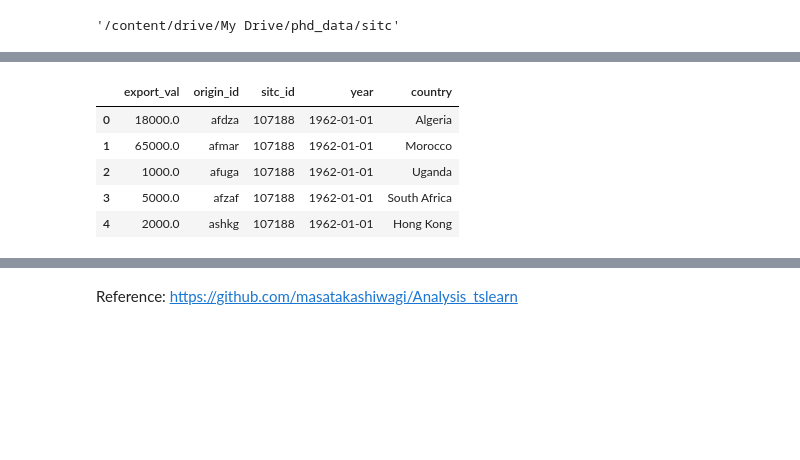
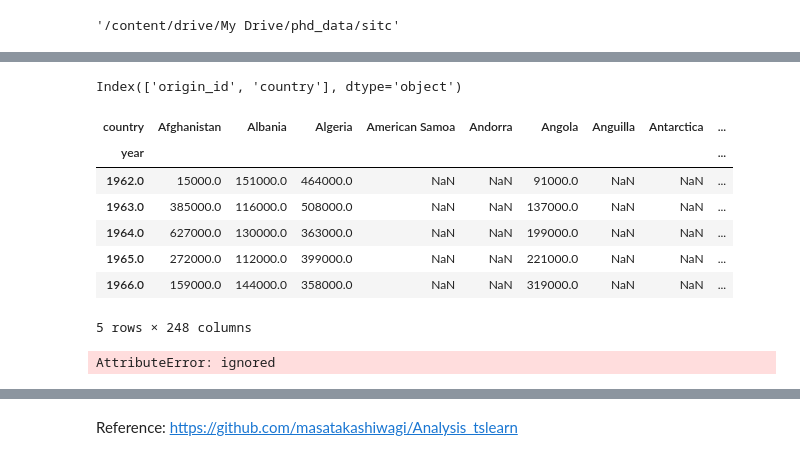
Before and after one commit to GarethWilhelm/TS-Feature-Clustering, a Jupyter notebook: kmeans_basecode.ipynb, the cells around one changed output, grey strips where cells are left out. Drawn from its saved outputs; the diff is of its cells as text; code cells hidden in the pictures; blank space fills up the shorter version.

```diff
--- a/kmeans_basecode.ipynb
+++ b/kmeans_basecode.ipynb
@@ -63,29 +71,24 @@ def transform_vector(time_series_array):
+# %%
+countries = pd.read_csv('list_countries.csv',usecols=['id','name'],
+                        na_values='',na_filter=True)
+countries.rename(columns=lambda x: x.replace('name','country'), inplace=True)
+countries.rename(columns=lambda x: x.replace('id','origin_id'), inplace=True)
+countries.columns
+# %% [output]
+Index(['origin_id', 'country'], dtype='object')
 # %%
 list_df = []
-def create_df():
+def create_df(product_code):
   exclude_list = ['export_rca','export_val_growth_pct','export_val_growth_pct_5', 'export_val_growth_val','export_val_growth_val_5',
-                'import_rca', 'import_val','import_val_growth_pct', 'import_val_growth_pct_5','import_val_growth_val', 'import_val_growth_val_5','sitc_id_len']
-  trade_data = [i for i in os.listdir(os.getcwd()) if i.endswith('.csv') and 'sitc' in i]
-  for file in trade_data:
-    trade_history = []
-    file_name = pd.read_csv(file).drop(exclude_list, axis=1)
-    trade_history.append(file_name)
-  products_dataframe = pd.concat(trade_history)
-  return products_dataframe
-
-xtrade_years = create_df()
-xtrade_years['year'] = pd.to_datetime(trade_dframe['year'], format='%Y')
+                'import_rca', 'import_val','import_val_growth_pct', 'import_val_growth_pct_5','import_val_growth_val', 'import_val_growth_val_5','sitc_id','sitc_id_len']
+  #trade_data = [i for i in os.listdir(os.getcwd()) if i.endswith(f'{product_code}.csv') and 'sitc' in i]
+  #for file in trade_data:
+  #  trade_history = []
+  #  file_name = pd.read_csv(file).drop(exclude_list, axis=1)
+  #  trade_history.append(file_name)
+  #products_dataframe = pd.concat(trade_history)
+  product_df = pd.read_csv(product_code,index_col=None, header=0).drop(exclude_list, axis=1)
+  trade_dframe = product_df.merge(countries, on=['origin_id'],how='left')
+  trade_dframe = trade_dframe.drop(['origin_id'],axis=1)
+  trade_dframe = trade_dframe[trade_dframe['export_val'].notna()]
+  return trade_dframe
-# %%
-countries = pd.read_csv('list_countries.csv',usecols=['id','name'],
-                        na_values='',na_filter=True)
-countries.rename(columns=lambda x: x.replace('name','country'), inplace=True)
-countries.rename(columns=lambda x: x.replace('id','origin_id'), inplace=True)
-trade_dframe = xtrade_years.merge(countries, on=['origin_id'],how='left')
-trade_dframe.head()
-# %% [output]
-|  | export_val | origin_id | sitc_id | year | country |
-| 0 | 18000.0 | afdza | 107188 | 1962-01-01 | Algeria |
-| 1 | 65000.0 | afmar | 107188 | 1962-01-01 | Morocco |
-| 2 | 1000.0 | afuga | 107188 | 1962-01-01 | Uganda |
-| 3 | 5000.0 | afzaf | 107188 | 1962-01-01 | South Africa |
-| 4 | 2000.0 | ashkg | 107188 | 1962-01-01 | Hong Kong |
@@ -99,0 +95,20 @@ products.info()
+# %%
+xtrade_years = create_df('sitc-2924.csv')
+xtrade_years.set_index(["year"])
+groups = xtrade_years.groupby([xtrade_years.year.name,xtrade_years.country.name]).mean().unstack()
+groups.columns = groups.columns.droplevel()
+# xtrade_years['year'] = pd.to_datetime(xtrade_years['year'], format='%Y')
+# xtrade_years.apply(pd.to_numeric, errors='coerce').fillna(0, downcast='infer',inplace=True)
+# groups.replace('NaN',0, inplace=True)
+# groups.dropna(thresh = 0, how='any',axis = 1, inplace = True)
+groups.isnull().sum()
+groups.head()
+# %% [output]
+| country | Afghanistan | Albania | Algeria | American Samoa | Andorra | Angola | Anguilla | Antarctica | ... |
+| year |  |  |  |  |  |  |  |  | ... |
+| 1962.0 | 15000.0 | 151000.0 | 464000.0 | NaN | NaN | 91000.0 | NaN | NaN | ... |
+| 1963.0 | 385000.0 | 116000.0 | 508000.0 | NaN | NaN | 137000.0 | NaN | NaN | ... |
+| 1964.0 | 627000.0 | 130000.0 | 363000.0 | NaN | NaN | 199000.0 | NaN | NaN | ... |
+| 1965.0 | 272000.0 | 112000.0 | 399000.0 | NaN | NaN | 221000.0 | NaN | NaN | ... |
+| 1966.0 | 159000.0 | 144000.0 | 358000.0 | NaN | NaN | 319000.0 | NaN | NaN | ... |
+5 rows × 248 columns
@@ -99,0 +124,4 @@ products.info()
+# %%
+df_grps =group_ts_by_country(xtrade_years,0)
+# %% [output]
+AttributeError: ignored
```
Also changed, not shown: parts of 13 cells of this notebook.
